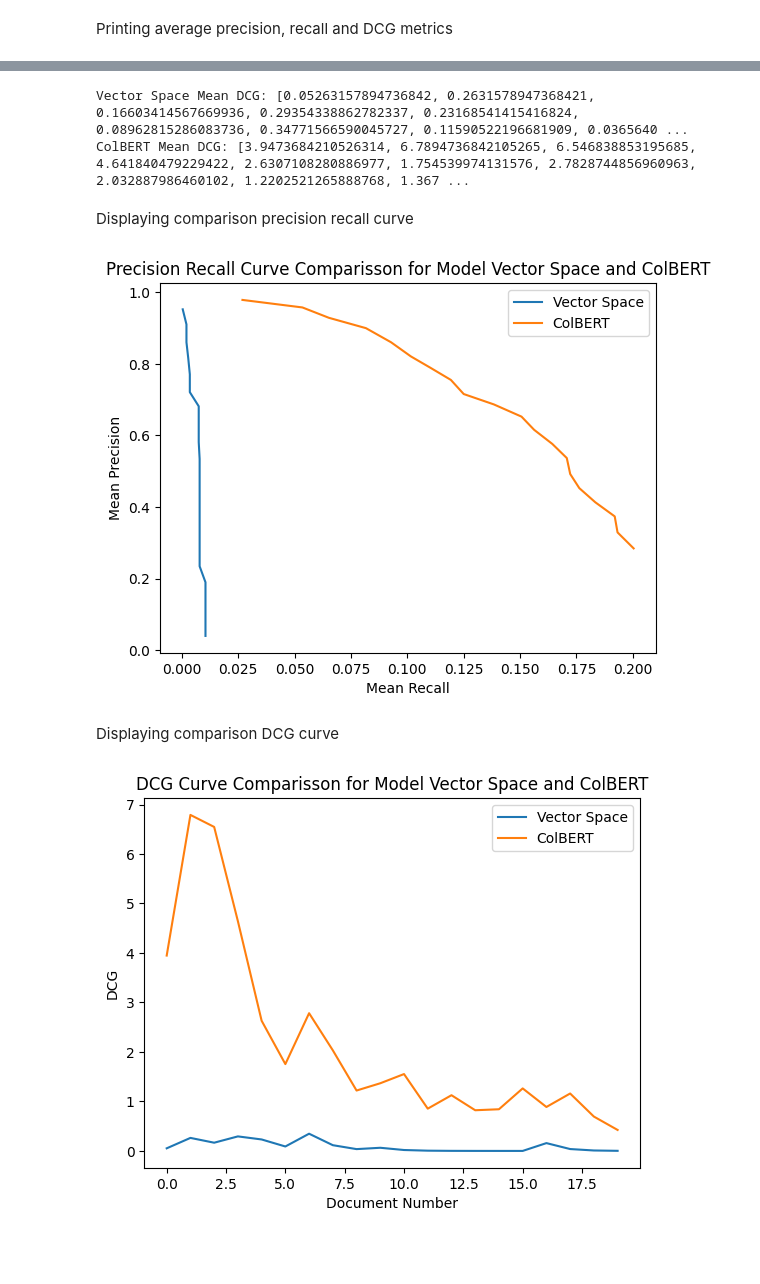
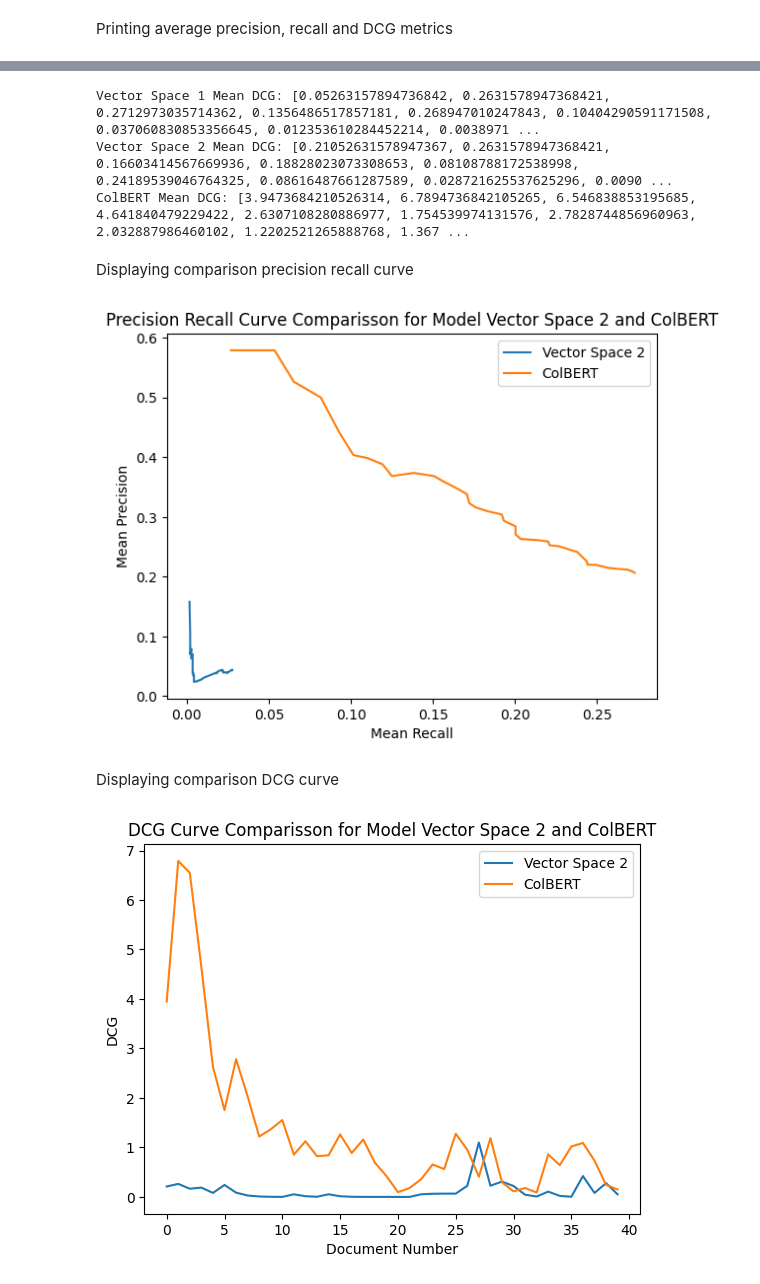
Before and after one commit to GregKapadoukas/University-Information-Retrieval, a Jupyter notebook: Code/main.ipynb, the cells around one changed output, grey strips where cells are left out. Drawn from its saved outputs; the diff is of its cells as text; code cells hidden in the pictures; blank space fills up the shorter version.

Commit message:
Corrected main and made some improvements

```diff
--- a/Code/main.ipynb
+++ b/Code/main.ipynb
@@ -82,7 +82,7 @@ nltk.download("wordnet")
 
 # Remove frequent tokens
 for token, frequency in tokenFrequencies.items():
-    if frequency > 100:
+    if frequency > 500:
         invertedIndex.delete(token)
         removed_frequent_words.append(token)
     else:
@@ -90,7 +90,7 @@ for token, frequency in tokenFrequencies.items():
 
 # Replace infrequent words with synonyms
 for token, frequency in reversed(tokenFrequencies.items()):
-    if frequency < 15:
+    if frequency < 5:
         synonyms = wordnet.synsets(token)
         for synonym in synonyms:
             new_token = ps.stem(synonym.lemmas()[0].name())  # type: ignore
@@ -118,7 +118,7 @@ It is visible now that we are left with the "knee" of the original frequency dis
 Now let's enter the documents and queries into the Vector Space Model:
 # %%
 with open("../Dataset/Queries_20") as queries:
-    vectorSpace = VectorSpace(
+    vectorSpace1 = VectorSpace(
         documents=docs_list,
         queries=queries,
         invertedIndex=invertedIndex,
@@ -133,8 +133,26 @@ with open("../Dataset/Queries_20") as queries:
         query_replaced_words=replaced_words,
         query_stemmer=ps,
     )
+
+with open("../Dataset/Queries_20") as queries:
+    vectorSpace2 = VectorSpace(
+        documents=docs_list,
+        queries=queries,
+        invertedIndex=invertedIndex,
+        document_tf_weighting=VectorSpace.tf_simplefrequency,
+        document_idf_weighting=VectorSpace.idf_one,
+        document_normalize_function=VectorSpace.cosine_normalization,
+        query_tf_weighting=VectorSpace.tf_doublehalfnormalization,
+        query_idf_weighting=VectorSpace.idf_logsimple,
+        query_normalize_function=VectorSpace.no_normalization,
+        query_stopwords=stopwords,
+        query_removed_frequent_words=removed_frequent_words,
+        query_replaced_words=replaced_words,
+        query_stemmer=ps,
+    )
 # %%
-vectorSpaceResults = [vectorSpace.lookup(str(i), 20) for i in range(20)]
+vectorSpace1Results = [vectorSpace1.lookup(str(i), 40) for i in range(20)]
+vectorSpace2Results = [vectorSpace2.lookup(str(i), 40) for i in range(20)]
 # %%
 import csv
 import os
@@ -411,7 +429,12 @@ with open("../Dataset/cfquery_detailed", "r") as relevant:
 # %% [markdown]
 Create ModelResults objects to compute metrics and gain ability to view and plot them
 # %%
-vectorSpaceResults = ModelResults(vectorSpaceResults, correctAnswers, "Vector Space")
+vectorSpace1Results = ModelResults(
+    vectorSpace1Results, correctAnswers, "Vector Space 1"
+)
+vectorSpace2Results = ModelResults(
+    vectorSpace2Results, correctAnswers, "Vector Space 2"
+)
 colbertResults = ModelResults(colbertResults, correctAnswers, "ColBERT")
 # %% [markdown]
 Printing average precision, recall and DCG metrics
@@ -429,19 +456,21 @@ Vector Space Mean Recall: [0.0004017677782241864, 0.0020528710163101485, 0.00205
 ColBERT Mean Recall: [0.026887079052577145, 0.053487560397935965, 0.0652200245435762, 0.08165951025382316, 0.09279822533990666, 0.10156684046906632, 0.1101890427835145, 0.11932474696397376, 0.12501727 ...
 # %%
-print(f"Vector Space Mean DCG: {vectorSpaceResults.getMeanDCG()}")
+print(f"Vector Space 1 Mean DCG: {vectorSpace1Results.getMeanDCG()}")
+print(f"Vector Space 2 Mean DCG: {vectorSpace2Results.getMeanDCG()}")
 print(f"ColBERT Mean DCG: {colbertResults.getMeanDCG()}")
 # %% [output]
-Vector Space Mean DCG: [0.05263157894736842, 0.2631578947368421, 0.16603414567669936, 0.29354338862782337, 0.23168541415416824, 0.08962815286083736, 0.34771566590045727, 0.11590522196681909, 0.0365640 ...
+Vector Space 1 Mean DCG: [0.05263157894736842, 0.2631578947368421, 0.2712973035714362, 0.1356486517857181, 0.268947010247843, 0.10404290591171508, 0.037060830853356645, 0.012353610284452214, 0.0038971 ...
+Vector Space 2 Mean DCG: [0.21052631578947367, 0.2631578947368421, 0.16603414567669936, 0.18828023073308653, 0.08108788172538998, 0.24189539046764325, 0.08616487661287589, 0.028721625537625296, 0.0090 ...
 ColBERT Mean DCG: [3.9473684210526314, 6.7894736842105265, 6.546838853195685, 4.641840479229422, 2.6307108280886977, 1.754539974131576, 2.7828744856960963, 2.032887986460102, 1.2202521265888768, 1.367 ...
 # %% [markdown]
 Displaying comparison precision recall curve
 # %%
-vectorSpaceResults.compare_mean_precision_recall_curve(colbertResults)
+vectorSpace2Results.compare_mean_precision_recall_curve(colbertResults)
 # %% [output]
-[figure, old version]
+[figure, new version]
 # %% [markdown]
 Displaying comparison DCG curve
 # %%
-vectorSpaceResults.compare_mean_dcg_curve(colbertResults)
+vectorSpace2Results.compare_mean_dcg_curve(colbertResults)
 # %% [output]
-[figure, old version]
+[figure, new version]
```
Also changed, not shown: parts of 10 cells of this notebook, 4 other files.
